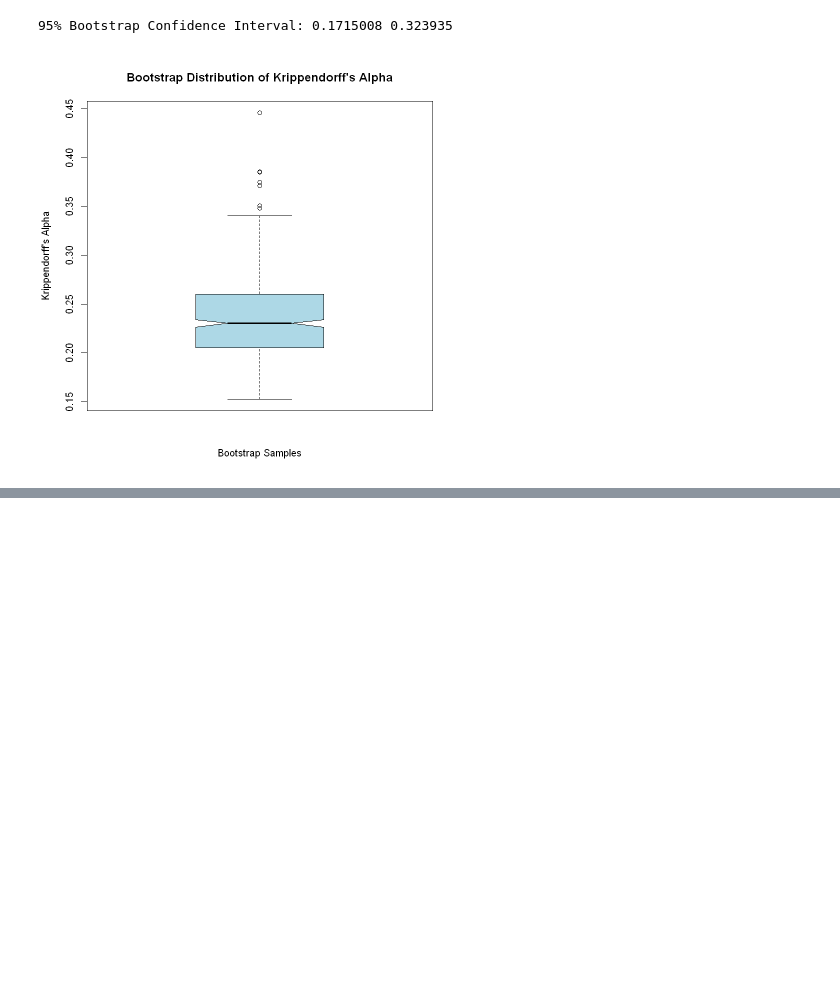
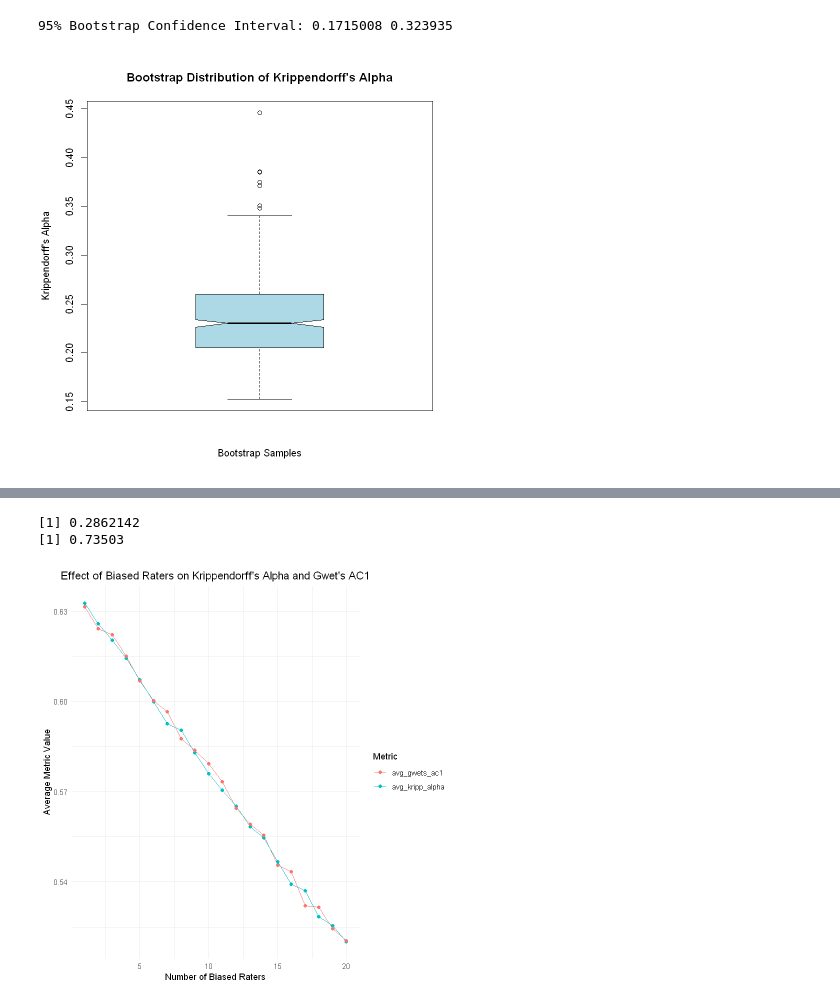
Before and after one commit to SGeetansh/investigating-rater-agreement, a Jupyter notebook: code/plots_&_analysis.ipynb, the cells around one changed output, grey strips where cells are left out. Cells and saved outputs as stored; diff of their text form; code cells hidden in the pictures; blank space fills up the shorter version.

```diff
--- a/code/plots_&_analysis.ipynb
+++ b/code/plots_&_analysis.ipynb
@@ -729,0 +911,65 @@ boxplot(bootstrap_alphas, main = "Bootstrap Distribution of Krippendorff's Alpha
+# %%
+# Example parameters
+n_pos <- 10            # Number of positive items
+n_neg <- 100            # Number of negative items
+p_pos_correct <- 0.9   # Probability of correctly identifying a positive item
+p_neg_correct <- 0.9   # Probability of correctly identifying a negative item
+n_raters_per_item <- 10 # Number of raters per item
+bias_flip_to_0 <- 0.1  # Probability of flipping an answer to 0 due to bias
+bias_flip_to_1 <- 0.1  # Probability of flipping an answer to 1 due to bias
+n_biased_raters <- 1
+
+# Calculate Krippendorff's alpha with the specified parameters
+krippendorff_alpha_with_bias <- calculate_krippendorff_alpha_with_bias(n_pos, n_neg, p_pos_correct, p_neg_correct, n_raters_per_item, bias_flip_to_0, bias_flip_to_1, n_biased_raters)
+gwets_ac1_values <- calculate_gwets_ac1_with_bias(n_pos, n_neg, p_pos_correct, p_neg_correct, n_raters_per_item, bias_flip_to_0, bias_flip_to_1, n_biased_raters)
+
+print(krippendorff_alpha_with_bias)
+print(gwets_ac1_values)
+# %% [output]
+[1] 0.2862142
+[1] 0.73503
+# %%
+n_biased_max <- 20
+
+# Initialize a data frame to store the results
+results <- data.frame(n_biased_raters = 1:n_biased_max, avg_kripp_alpha = NA, avg_gwets_ac1 = NA)
+
+# Parameters
+n_pos <- 100
+n_neg <- 100
+p_pos_correct <- 0.9
+p_neg_correct <- 0.9
+n_raters_per_item <- 20
+bias_flip_to_0 <- 0.05
+bias_flip_to_1 <- 0.05
+n_simulations <- 100  # Number of simulations for each number of biased raters
+
+# Calculate Krippendorff's Alpha and Gwet's AC1 for each number of biased raters and take an average
+for (n_biased in 1:n_biased_max) {
+  kripp_alpha_values <- numeric(n_simulations)
+  gwets_ac1_values <- numeric(n_simulations)
+
+  for (sim in 1:n_simulations) {
+    kripp_alpha_values[sim] <- calculate_krippendorff_alpha_with_bias(n_pos, n_neg, p_pos_correct, p_neg_correct, n_raters_per_item, bias_flip_to_0, bias_flip_to_1, n_biased)
+    gwets_ac1_values[sim] <- calculate_gwets_ac1_with_bias(n_pos, n_neg, p_pos_correct, p_neg_correct, n_raters_per_item, bias_flip_to_0, bias_flip_to_1, n_biased)
+  }
+
+  results$avg_kripp_alpha[n_biased] <- mean(kripp_alpha_values)
+  results$avg_gwets_ac1[n_biased] <- mean(gwets_ac1_values)
+}
+
+# Reshape data for plotting
+results_long <- results %>%
+  pivot_longer(cols = starts_with("avg"), names_to = "Metric", values_to = "Value")
+
+# Plotting the results
+ggplot(results_long, aes(x = n_biased_raters, y = Value, color = Metric, group = Metric)) +
+  geom_line() +
+  geom_point() +
+  theme_minimal() +
+  labs(x = "Number of Biased Raters", y = "Average Metric Value",
+       color = "Metric",
+       title = "Effect of Biased Raters on Krippendorff's Alpha and Gwet's AC1") +
+  theme(plot.title = element_text(hjust = 0.5))
+# %% [output]
+[figure, added]
```
Also changed, not shown: parts of 13 cells of this notebook.
